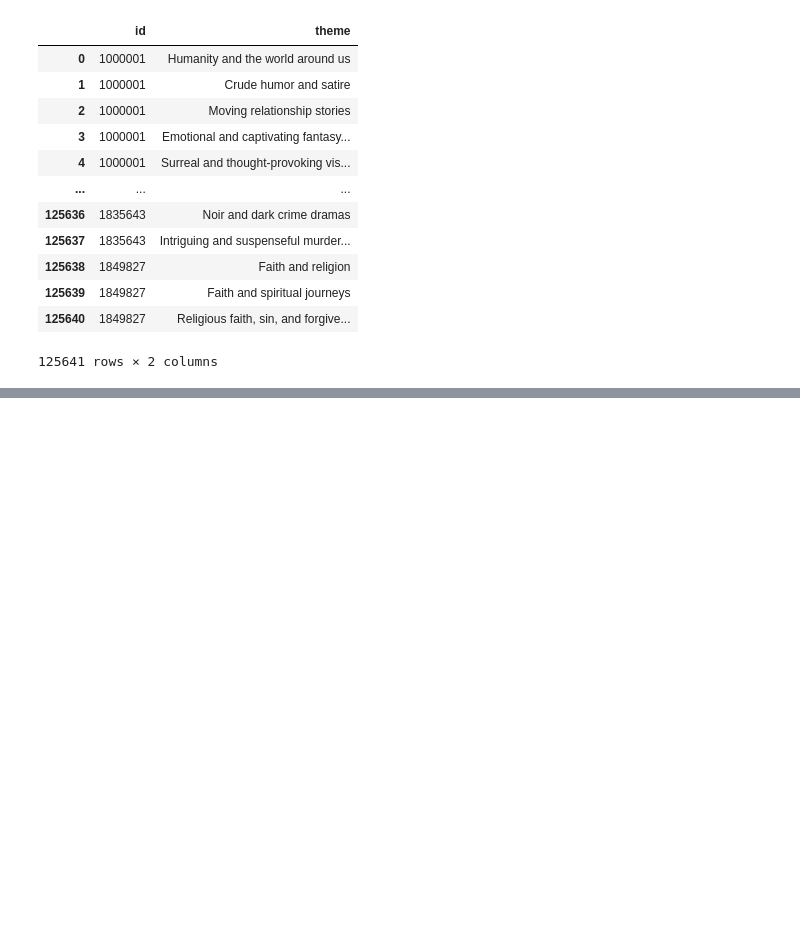
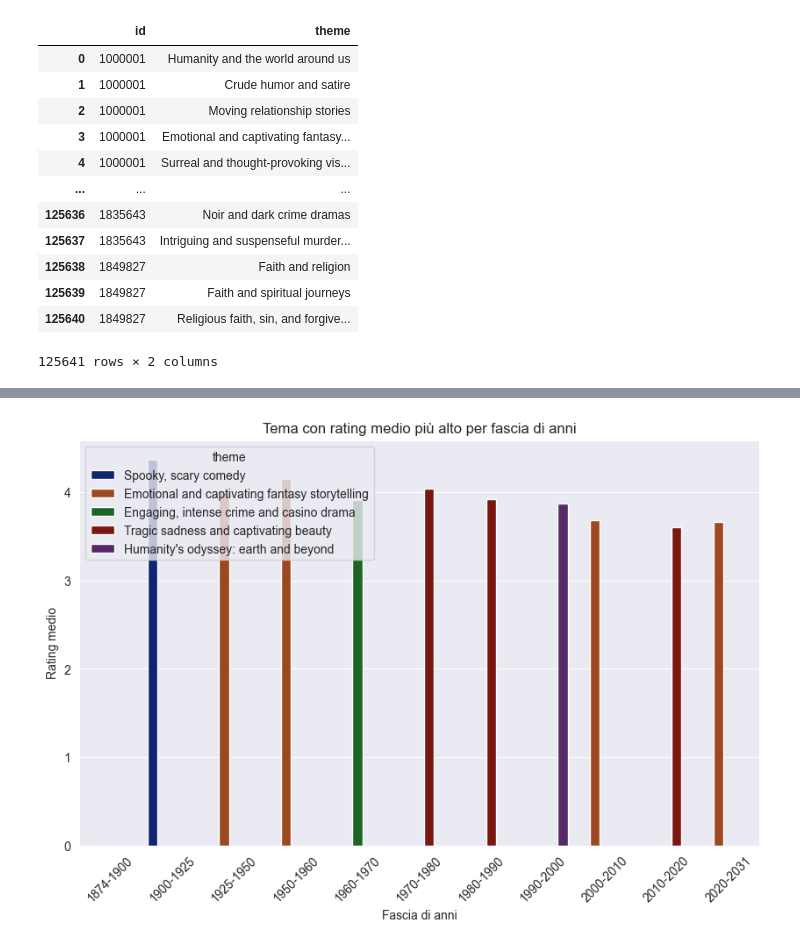
Before and after one commit to DominikGani/Domenico-Ganino-Progetto-IUM-2025, a Jupyter notebook: Main.ipynb, the cells around one changed output, grey strips where cells are left out. Cells and saved outputs as stored; diff of their text form; code cells hidden in the pictures; blank space fills up the shorter version.

```diff
--- a/Main.ipynb
+++ b/Main.ipynb
@@ -675,0 +786,17 @@ themes_df
+# %%
+agg_rating = (movies_w_themes.groupby(["year_range", "theme"], observed= True)["rating"].mean().reset_index(name="avg_rating"))
+
+idx = agg_rating.groupby("year_range", observed=True)["avg_rating"].idxmax()
+idx = idx.dropna().astype(int)
+
+top_rating = agg_rating.loc[idx].sort_values("year_range")
+
+plt.figure(figsize=(10, 6))
+ax = sns.barplot(data=top_rating,x="year_range", y="avg_rating", hue = "theme", palette = "dark")
+plt.xticks(rotation=45)
+plt.title("Tema con rating medio più alto per fascia di anni")
+plt.xlabel("Fascia di anni")
+plt.ylabel("Rating medio")
+plt.show()
+# %% [output]
+[figure, added]
```
Also changed, not shown: parts of 44 cells of this notebook.
